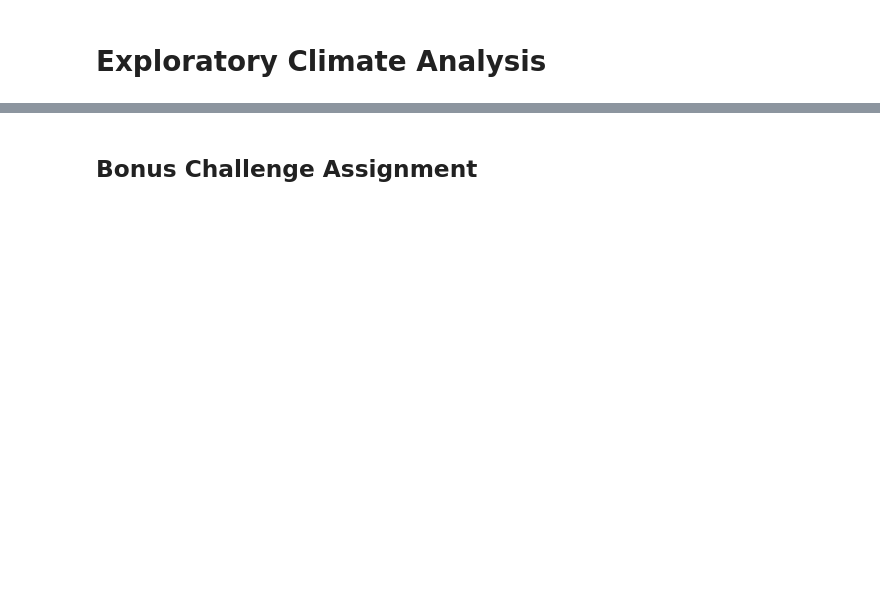
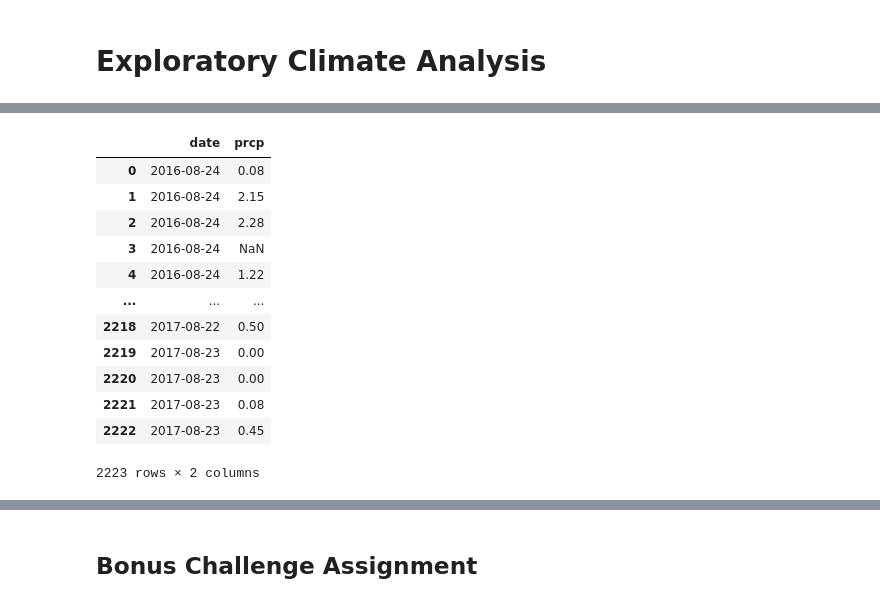
Before and after one commit to newbeadwork/Climate_Analysis_SQLalchemy, a Jupyter notebook: climate_starter.ipynb, the cells around one changed output, grey strips where cells are left out. Cells and saved outputs as stored; diff of their text form; code cells hidden in the pictures; blank space fills up the shorter version.

```diff
--- a/climate_starter.ipynb
+++ b/climate_starter.ipynb
@@ -27 +30,3 @@ Base.classes.keys()
+# %%
+measurement = Base.classes.measurement
 # %%
@@ -60,6 +83,7 @@ elevation FLOAT
 # Save references to each table
 # %%
 # Create our session (link) from Python to the DB
+session = Session(bind=engine)
 # %% [markdown]
 # Exploratory Climate Analysis
 # %%
@@ -76,0 +113,5 @@ elevation FLOAT
+# %%
+last_year = session.query(measurement.date, measurement.prcp).\
+    filter(measurement.date > '2016-08-23').\
+    order_by(measurement.date).all()
+last_year
@@ -76,0 +136,17 @@ elevation FLOAT
+# %%
+df = pd.DataFrame(last_year)
+df
+# %% [output]
+|  | date | prcp |
+| 0 | 2016-08-24 | 0.08 |
+| 1 | 2016-08-24 | 2.15 |
+| 2 | 2016-08-24 | 2.28 |
+| 3 | 2016-08-24 | NaN |
+| 4 | 2016-08-24 | 1.22 |
+| ... | ... | ... |
+| 2218 | 2017-08-22 | 0.50 |
+| 2219 | 2017-08-23 | 0.00 |
+| 2220 | 2017-08-23 | 0.00 |
+| 2221 | 2017-08-23 | 0.08 |
+| 2222 | 2017-08-23 | 0.45 |
+2223 rows × 2 columns
```
Also changed, not shown: parts of 18 cells of this notebook.
